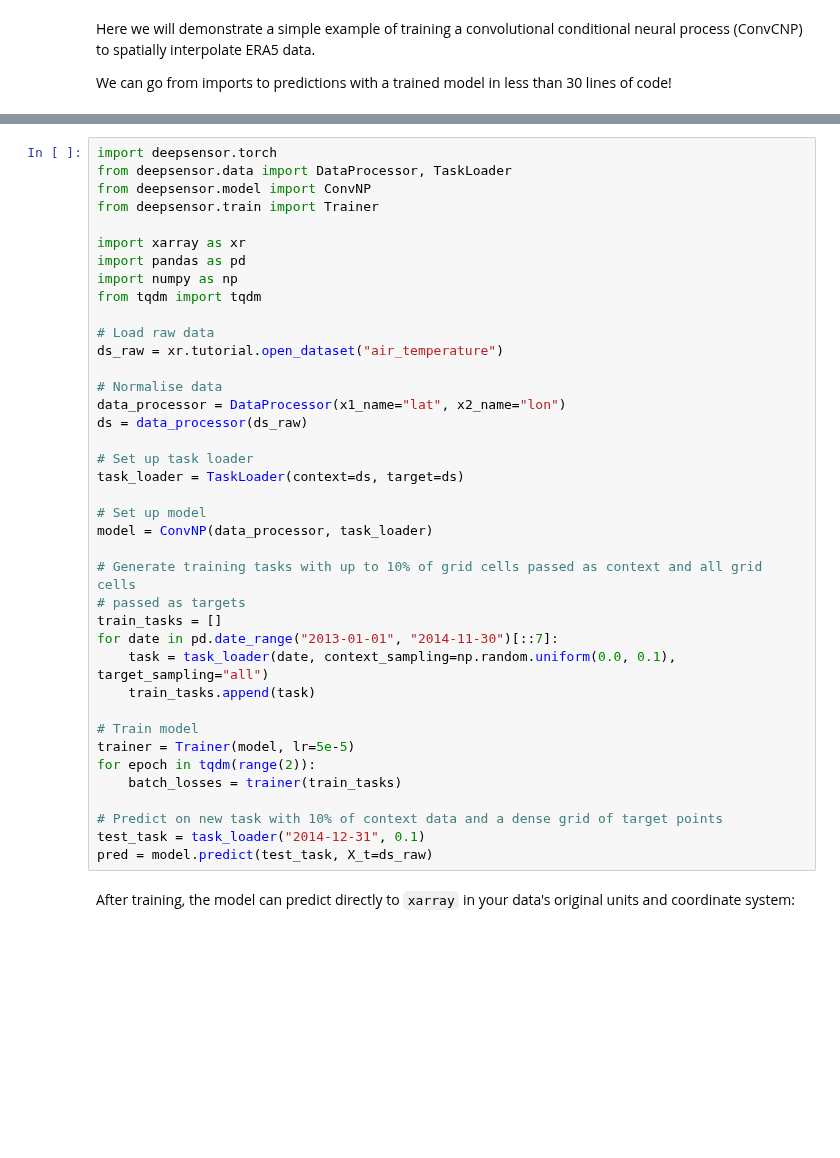
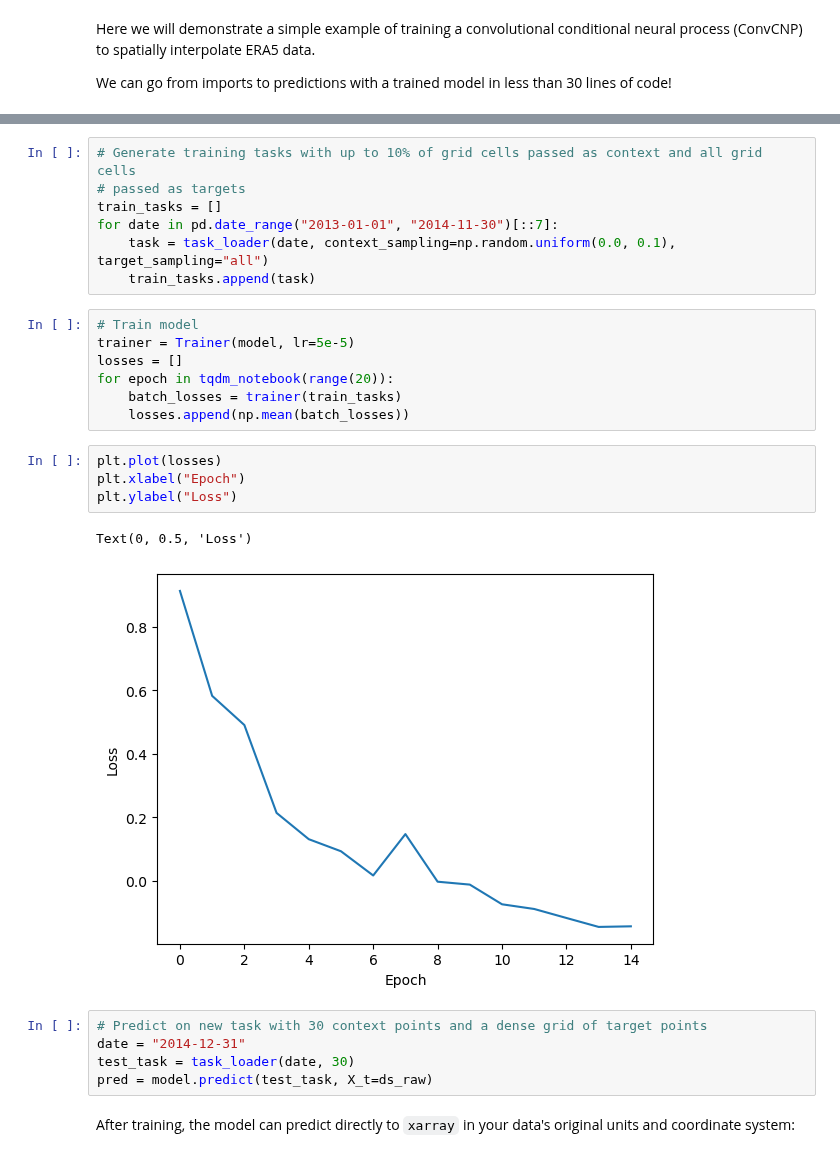
Before and after one commit to alan-turing-institute/deepsensor, a Jupyter notebook: docs/getting-started/tutorials/quickstart.ipynb, the cells around one changed output, grey strips where cells are left out. Cells and saved outputs as stored; diff of their text form; blank space fills up the shorter version.

```diff
--- a/docs/getting-started/tutorials/quickstart.ipynb
+++ b/docs/getting-started/tutorials/quickstart.ipynb
@@ -13,42 +41,29 @@ We can go from imports to predictions with a trained model in less than 30 lines
 # %%
-import deepsensor.torch
-from deepsensor.data import DataProcessor, TaskLoader
-from deepsensor.model import ConvNP
-from deepsensor.train import Trainer
-
-import xarray as xr
-import pandas as pd
-import numpy as np
-from tqdm import tqdm
-
-# Load raw data
-ds_raw = xr.tutorial.open_dataset("air_temperature")
-
-# Normalise data
-data_processor = DataProcessor(x1_name="lat", x2_name="lon")
-ds = data_processor(ds_raw)
-
-# Set up task loader
-task_loader = TaskLoader(context=ds, target=ds)
-
-# Set up model
-model = ConvNP(data_processor, task_loader)
-
 # Generate training tasks with up to 10% of grid cells passed as context and all grid cells
 # passed as targets
 train_tasks = []
 for date in pd.date_range("2013-01-01", "2014-11-30")[::7]:
     task = task_loader(date, context_sampling=np.random.uniform(0.0, 0.1), target_sampling="all")
     train_tasks.append(task)
-
-# Train model
-trainer = Trainer(model, lr=5e-5)
-for epoch in tqdm(range(2)):
-    batch_losses = trainer(train_tasks)
-
-# Predict on new task with 10% of context data and a dense grid of target points
-test_task = task_loader("2014-12-31", 0.1)
-pred = model.predict(test_task, X_t=ds_raw)
+# %%
+# Train model
+trainer = Trainer(model, lr=5e-5)
+losses = []
+for epoch in tqdm_notebook(range(20)):
+    batch_losses = trainer(train_tasks)
+    losses.append(np.mean(batch_losses))
+# %%
+plt.plot(losses)
+plt.xlabel("Epoch")
+plt.ylabel("Loss")
+# %% [output]
+Text(0, 0.5, 'Loss')
+[figure, added]
+# %%
+# Predict on new task with 30 context points and a dense grid of target points
+date = "2014-12-31"
+test_task = task_loader(date, 30)
+pred = model.predict(test_task, X_t=ds_raw)
 # %% [markdown]
 After training, the model can predict directly to `xarray` in your data's original units and coordinate system:
 # %%
```
Also changed, not shown: parts of 11 cells of this notebook.
